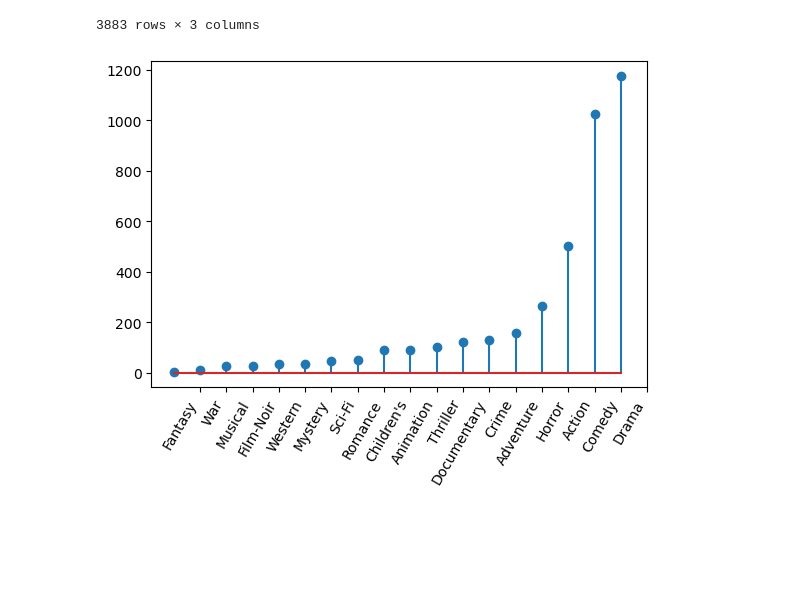
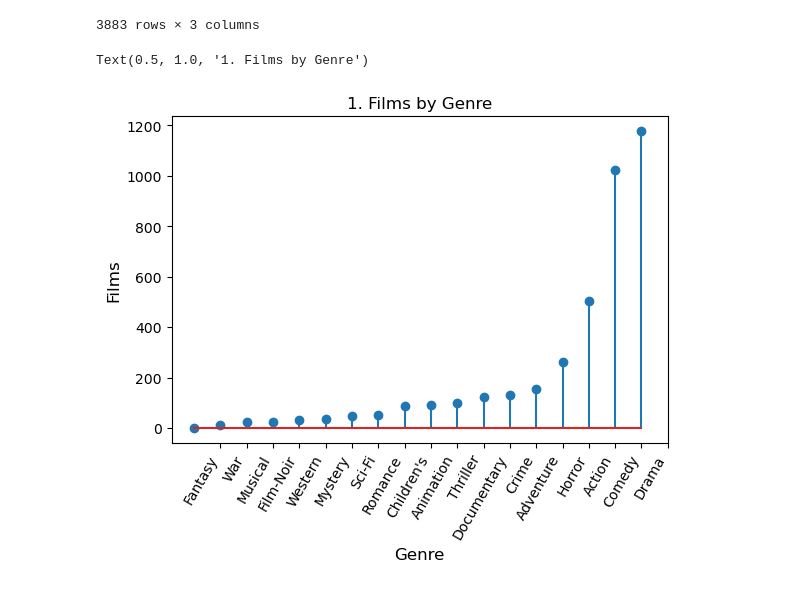
Before and after one commit to machaca1/Sprint-4-Visualizacion-grafica-de-datos, a Jupyter notebook: movies_bueno.ipynb, the cells around one changed output. Saved outputs shown, nothing was run; the diff lists cells and outputs as text; code cells hidden in the pictures; blank space fills up the shorter version.

```diff
--- a/movies_bueno.ipynb
+++ b/movies_bueno.ipynb
@@ -7,7 +7,7 @@ import pandas as pd
 
 movies = pd.read_table('movies.dat', sep = '::', header = None, engine='python', encoding = "ISO-8859-1")
 
-peliyear=movies[1].str.split(pat='(', n=1, expand=True)
+peliyear=movies[1].str.rsplit(pat='(', n=1, expand=True)
 peliyear.rename(columns={0:'film', 1: 'year'}, inplace=True)
 peliyear['year'] = peliyear['year'].str.replace(')','',regex=True)
 
@@ -38,16 +38,20 @@ movies
 # %%
 import matplotlib as mpl
 import matplotlib.pyplot as plt
 
 moviebygen=movies.groupby(['genre']).agg(quantity=('genre', 'count'))
 moviebygen=moviebygen.reset_index(level='genre')
 
 moviebygen = moviebygen.sort_values(by='quantity')
 my_range=range(1,len(moviebygen)+1)
 
 fig = plt.figure()
 plt.stem(moviebygen['quantity'])
 plt.xticks( my_range, moviebygen['genre'])
 fig.autofmt_xdate(rotation=60)
+plt.xlabel("Genre", size = 12,)
+plt.ylabel("Films", size = 12)
+plt.title("1. Films by Genre")
 # %% [output]
+Text(0.5, 1.0, '1. Films by Genre')
-[figure, old version]
+[figure, new version]
```
Also changed, not shown: parts of 2 cells of this notebook.
